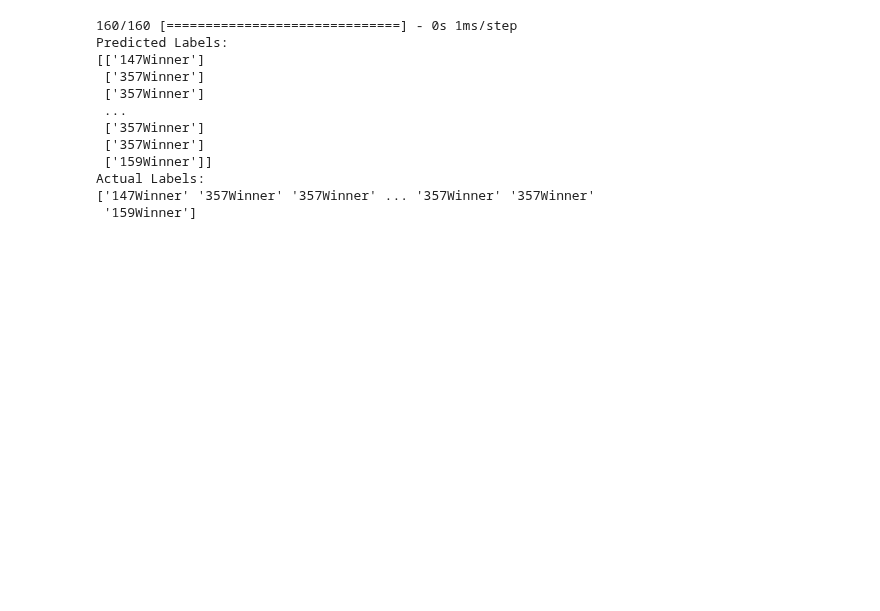
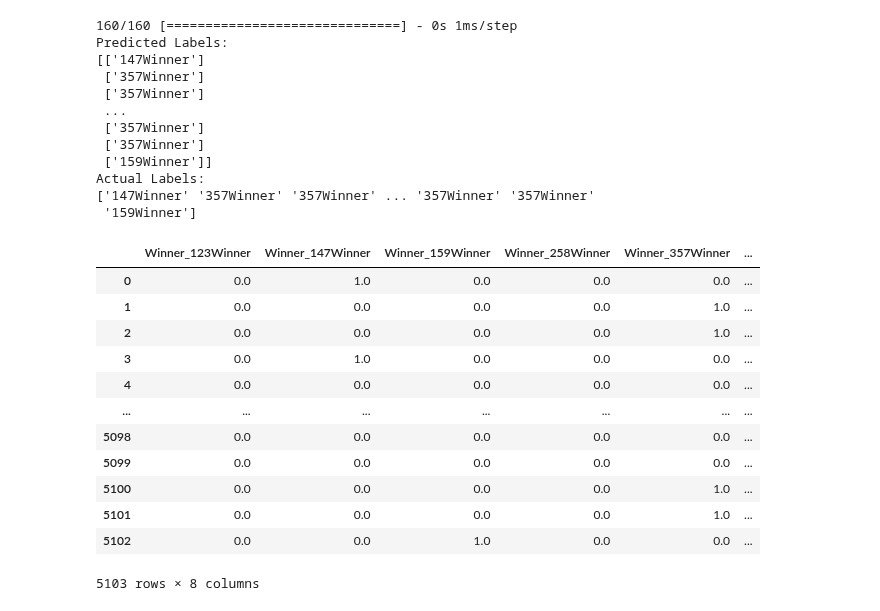
Before and after one commit to Berkay86/DeepPerson, a Jupyter notebook: TICTACTOE.ipynb, the cells around one changed output. Drawn from its saved outputs; the diff is of its cells as text; code cells hidden in the pictures; blank space fills up the shorter version.

```diff
--- a/TICTACTOE.ipynb
+++ b/TICTACTOE.ipynb
@@ -107,6 +107,22 @@ Predicted Labels:
 Actual Labels:
 ['147Winner' '357Winner' '357Winner' ... '357Winner' '357Winner'
  '159Winner']
+# %%
+veri[new_winner_columns]
+# %% [output]
+|  | Winner_123Winner | Winner_147Winner | Winner_159Winner | Winner_258Winner | Winner_357Winner | ... |
+| 0 | 0.0 | 1.0 | 0.0 | 0.0 | 0.0 | ... |
+| 1 | 0.0 | 0.0 | 0.0 | 0.0 | 1.0 | ... |
+| 2 | 0.0 | 0.0 | 0.0 | 0.0 | 1.0 | ... |
+| 3 | 0.0 | 1.0 | 0.0 | 0.0 | 0.0 | ... |
+| 4 | 0.0 | 0.0 | 0.0 | 0.0 | 0.0 | ... |
+| ... | ... | ... | ... | ... | ... | ... |
+| 5098 | 0.0 | 0.0 | 0.0 | 0.0 | 0.0 | ... |
+| 5099 | 0.0 | 0.0 | 0.0 | 0.0 | 0.0 | ... |
+| 5100 | 0.0 | 0.0 | 0.0 | 0.0 | 1.0 | ... |
+| 5101 | 0.0 | 0.0 | 0.0 | 0.0 | 1.0 | ... |
+| 5102 | 0.0 | 0.0 | 1.0 | 0.0 | 0.0 | ... |
+5103 rows × 8 columns
 # %%
 # Make predictions on the test set
 y_pred_probabilities = model.predict(X_test)
```
Also changed, not shown: parts of 4 cells of this notebook.
